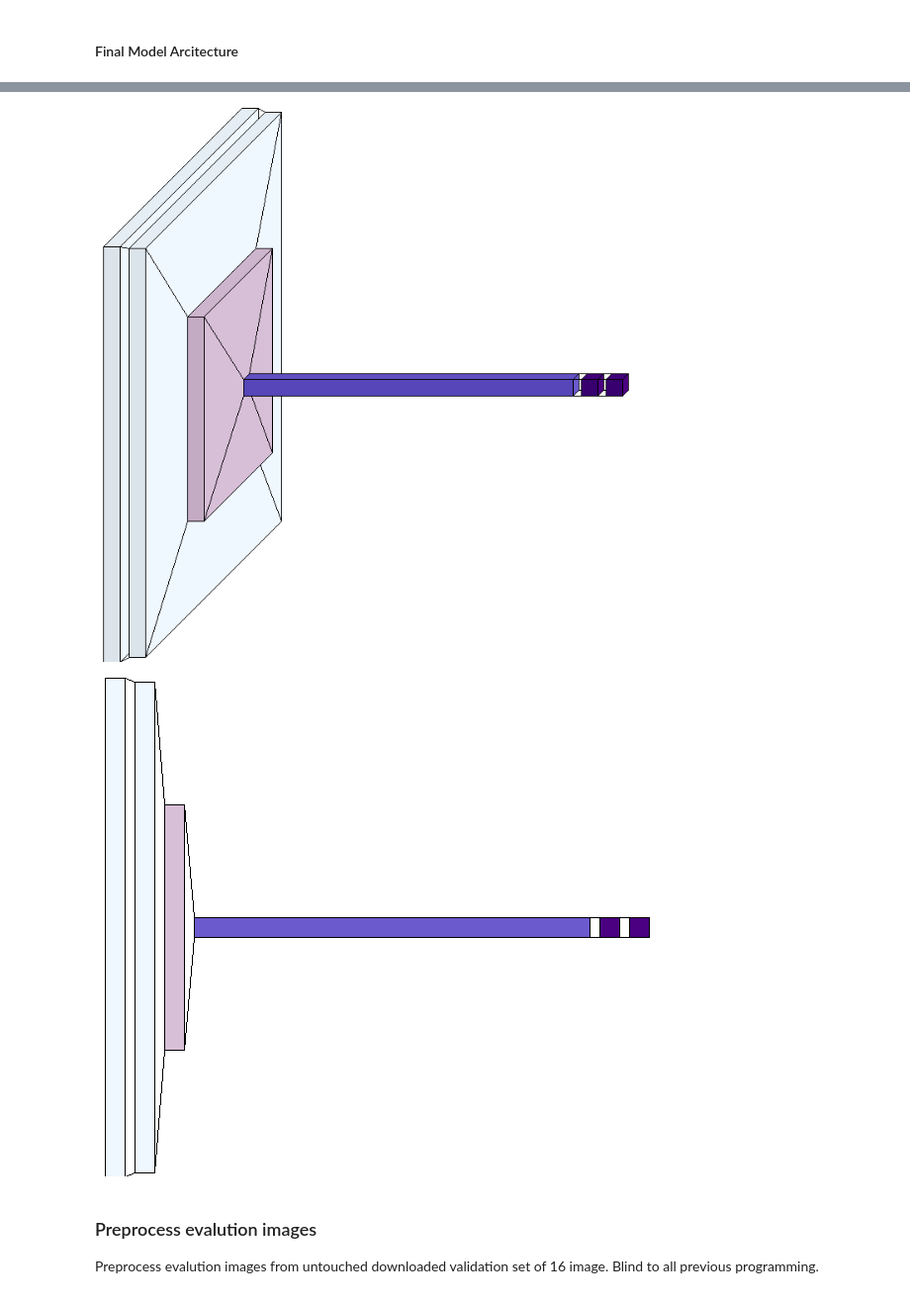
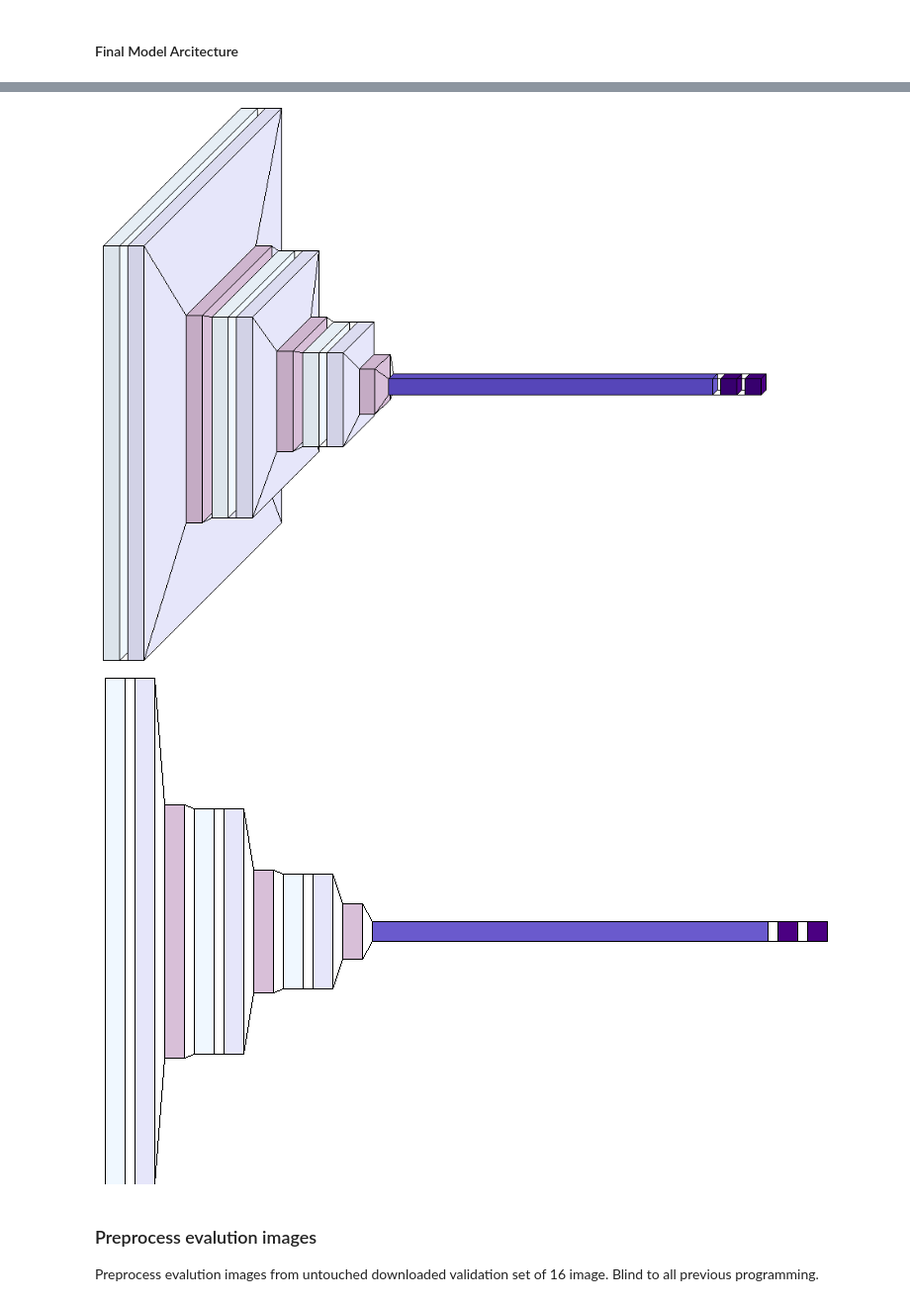
Before and after one commit to anna-dang/mod04-computer_vision_CNN, a Jupyter notebook: project_4_notebook.ipynb, the cells around one changed output, grey strips where cells are left out. Shown at 99% size. Drawn from its saved outputs; the diff is of its cells as text; code cells hidden in the pictures.

```diff
--- a/project_4_notebook.ipynb
+++ b/project_4_notebook.ipynb
@@ -160,3 +284,4 @@ color_map[Conv2D]['fill'] = 'aliceblue'
 color_map[MaxPooling2D]['fill'] = 'thistle'
 color_map[Flatten]['fill'] = 'slateblue'
 color_map[Dense]['fill'] = 'indigo'
+color_map[Dropout]['fill'] = 'lavender'
@@ -649,0 +1372,9 @@ Ideally, we are now at a place where we have a large model that is fitting at le
+# %%
+# Load json and create model
+json_file = open(project_path+'cnn4_do_aug.json', 'r')
+loaded_model_json = json_file.read()
+json_file.close()
+cnn4_do_aug_dp = model_from_json(loaded_model_json)
+# Load weights into new model
+cnn4_do_aug_dp.load_weights(project_path+"cnn4_do_aug_30W_2.h5")
+print("Loaded model from disk")
@@ -649,0 +1383,6 @@ Ideally, we are now at a place where we have a large model that is fitting at le
+# %%
+# Check load
+cnn4_do_aug_dp.compile(optimizer = 'adam',
+                loss = 'binary_crossentropy',
+                metrics = mod_metrics)
+evaluate_model(cnn4_do_aug_dp, test_images, test_labels)
@@ -661,0 +1434,3 @@ fin_model.summary()
+# %%
+fin_model = cnn4_do_aug_dp
+fin_model.summary()
@@ -671,14 +1464,14 @@ c0 = 64
 c1 = 32
 # %%
 # Visualize arcitecture of final model, save to project file
-visualkeras.layered_view(fin_model, color_map = color_map, to_file = project_path+'visualkeras_#D.png')
+visualkeras.layered_view(fin_model, color_map = color_map, to_file = project_path+'visualkeras_3D.png')
 # %% [output]
-[figure, old version]
+[figure, new version]
 # %%
 # Flatttened visual, save to project file
 visualkeras.layered_view(fin_model, draw_volume=False, color_map=color_map, to_file = project_path+'visualkeras_2D.png')
 # %% [output]
-[figure, old version]
+[figure, new version]
 # %% [markdown]
 ### Preprocess evalution images
 
```
Also changed, not shown: parts of 114 cells of this notebook.
